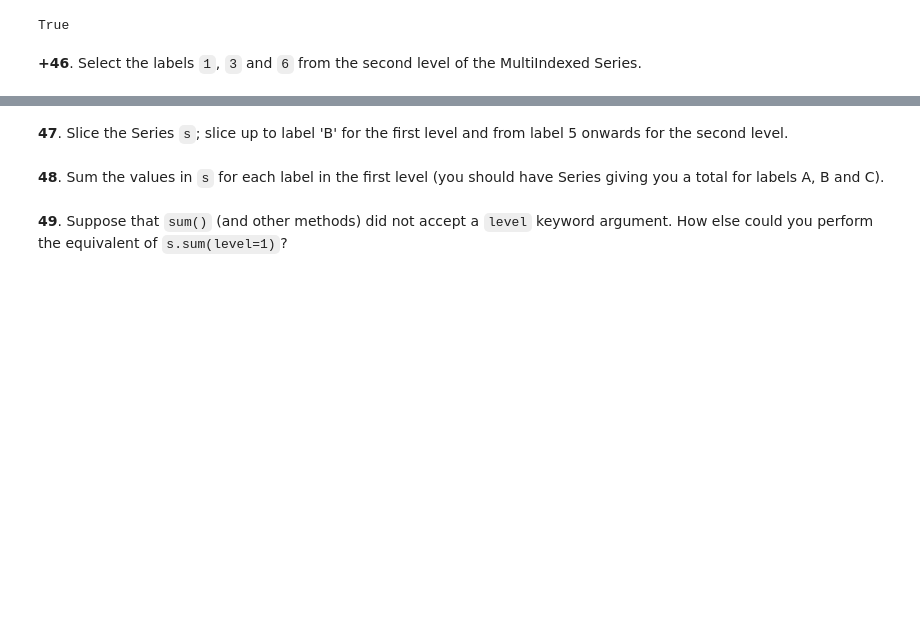
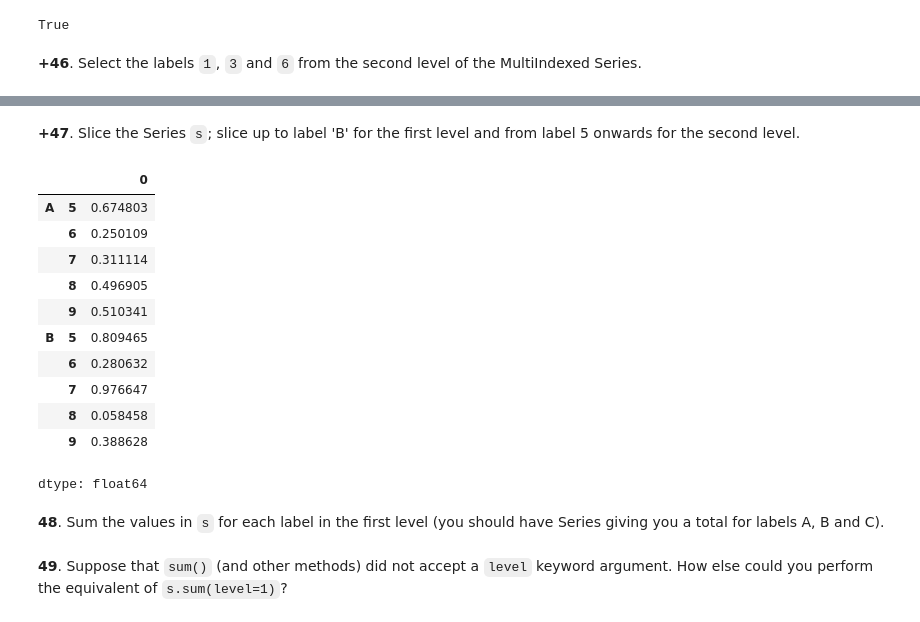
Before and after one commit to bogdan-kovalchuk/100-pandas-puzzles, a Jupyter notebook: 100-pandas-puzzles.ipynb, the cells around one changed output, grey strips where cells are left out. Cells and saved outputs as stored; diff of their text form; code cells hidden in the pictures; blank space fills up the shorter version.

```diff
--- a/100-pandas-puzzles.ipynb
+++ b/100-pandas-puzzles.ipynb
@@ -861,6 +861,21 @@ s.loc[:, [1, 3, 6]]
 dtype: float64
 # %% [markdown]
-**47**. Slice the Series `s`; slice up to label 'B' for the first level and from label 5 onwards for the second level.
+**+47**. Slice the Series `s`; slice up to label 'B' for the first level and from label 5 onwards for the second level.
+# %%
+s.loc[pd.IndexSlice[:'B', 5:]]
+# %% [output]
+|  |  | 0 |
+| A | 5 | 0.674803 |
+|  | 6 | 0.250109 |
+|  | 7 | 0.311114 |
+|  | 8 | 0.496905 |
+|  | 9 | 0.510341 |
+| B | 5 | 0.809465 |
+|  | 6 | 0.280632 |
+|  | 7 | 0.976647 |
+|  | 8 | 0.058458 |
+|  | 9 | 0.388628 |
+dtype: float64
 # %% [markdown]
 **48**. Sum the values in `s` for each label in the first level (you should have Series giving you a total for labels A, B and C).
 # %% [markdown]
```
Also changed, not shown: parts of 9 cells of this notebook.
